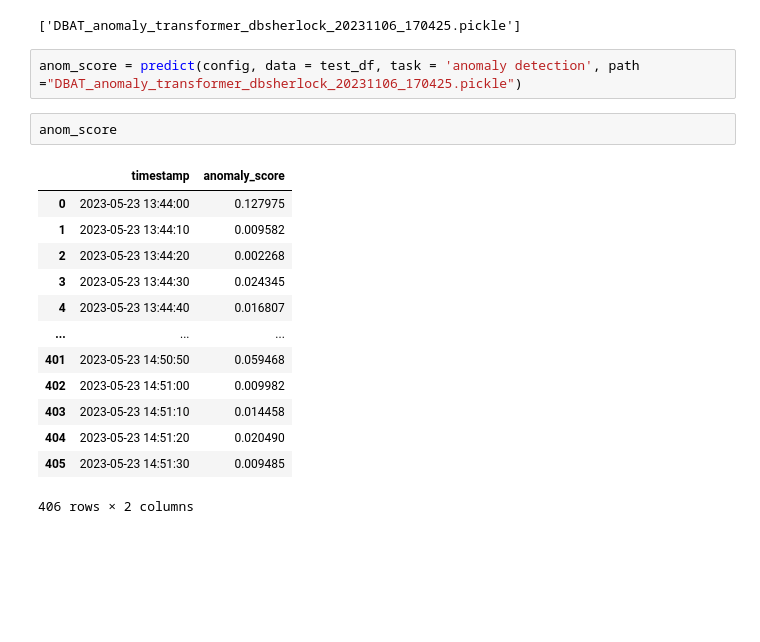
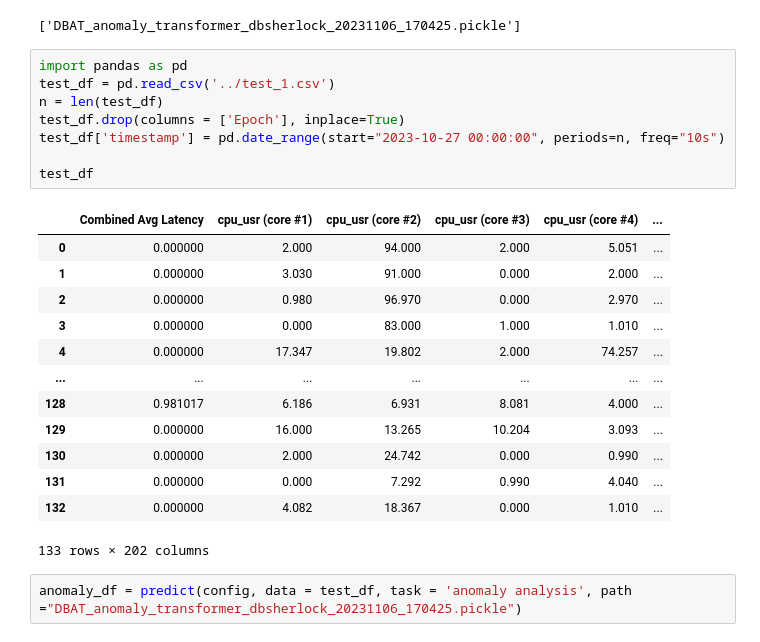
Before and after one commit to allene-ha/EDA_Framework, a Jupyter notebook: client/tutorial.ipynb, the cells around one changed output. Cells and saved outputs as stored; diff of their text form; blank space fills up the shorter version.

Commit message:
add: visualize prediction with DBSherlock

```diff
--- a/client/tutorial.ipynb
+++ b/client/tutorial.ipynb
@@ -144,21 +144,27 @@ response = train(config, task = 'anomaly analysis', pipeline = 'anomaly_transfor
 get_trained_model(config, 'anomaly analysis')
 # %% [output]
 ['DBAT_anomaly_transformer_dbsherlock_20231106_170425.pickle']
+# %%
+import pandas as pd
+test_df = pd.read_csv('../test_1.csv')
+n = len(test_df)
+test_df.drop(columns = ['Epoch'], inplace=True)
+test_df['timestamp'] = pd.date_range(start="2023-10-27 00:00:00", periods=n, freq="10s")
+
+test_df
+# %% [output]
+|  | Combined Avg Latency | cpu_usr (core #1) | cpu_usr (core #2) | cpu_usr (core #3) | cpu_usr (core #4) | ... |
+| 0 | 0.000000 | 2.000 | 94.000 | 2.000 | 5.051 | ... |
+| 1 | 0.000000 | 3.030 | 91.000 | 0.000 | 2.000 | ... |
+| 2 | 0.000000 | 0.980 | 96.970 | 0.000 | 2.970 | ... |
+| 3 | 0.000000 | 0.000 | 83.000 | 1.000 | 1.010 | ... |
+| 4 | 0.000000 | 17.347 | 19.802 | 2.000 | 74.257 | ... |
+| ... | ... | ... | ... | ... | ... | ... |
+| 128 | 0.981017 | 6.186 | 6.931 | 8.081 | 4.000 | ... |
+| 129 | 0.000000 | 16.000 | 13.265 | 10.204 | 3.093 | ... |
+| 130 | 0.000000 | 2.000 | 24.742 | 0.000 | 0.990 | ... |
+| 131 | 0.000000 | 0.000 | 7.292 | 0.990 | 4.040 | ... |
+| 132 | 0.000000 | 4.082 | 18.367 | 0.000 | 1.010 | ... |
+133 rows × 202 columns
 # %%
-anom_score = predict(config, data = test_df, task = 'anomaly detection', path ="DBAT_anomaly_transformer_dbsherlock_20231106_170425.pickle")
+anomaly_df = predict(config, data = test_df, task = 'anomaly analysis', path ="DBAT_anomaly_transformer_dbsherlock_20231106_170425.pickle")
-# %%
-anom_score
-# %% [output]
-|  | timestamp | anomaly_score |
-| 0 | 2023-05-23 13:44:00 | 0.127975 |
-| 1 | 2023-05-23 13:44:10 | 0.009582 |
-| 2 | 2023-05-23 13:44:20 | 0.002268 |
-| 3 | 2023-05-23 13:44:30 | 0.024345 |
-| 4 | 2023-05-23 13:44:40 | 0.016807 |
-| ... | ... | ... |
-| 401 | 2023-05-23 14:50:50 | 0.059468 |
-| 402 | 2023-05-23 14:51:00 | 0.009982 |
-| 403 | 2023-05-23 14:51:10 | 0.014458 |
-| 404 | 2023-05-23 14:51:20 | 0.020490 |
-| 405 | 2023-05-23 14:51:30 | 0.009485 |
-406 rows × 2 columns
```
Also changed, not shown: parts of 8 cells of this notebook, 6 other files.
